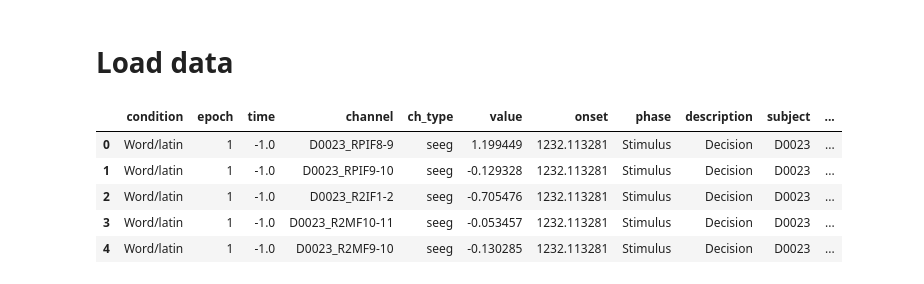
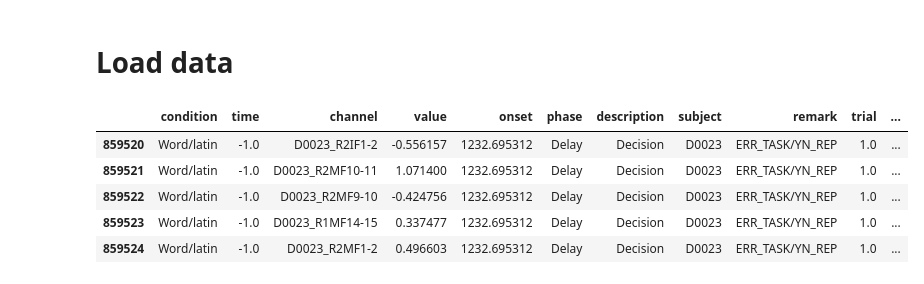
Before and after one commit to shinanlin/insula, a Jupyter notebook: notebooks/RT.ipynb, the cells around one changed output. Saved outputs shown, nothing was run; the diff lists cells and outputs as text; code cells hidden in the pictures.

```diff
--- a/notebooks/RT.ipynb
+++ b/notebooks/RT.ipynb
@@ -188,21 +262,22 @@ bids_root = '/cwork/ns458/BIDS-1.0_LexicalDecRepDelay/BIDS/'
 # %%
-# load label array
 mne.set_log_level('WARNING')
 phases = ['Stimulus','Delay', 'Go', 'Response']
 conditions = ['Decision','Repeat']
 
-epos = []
-
 subset = HGAs[
     (HGAs.roi.isin(['PIC','AIC','STG','SMC','dACC',
-                    'ITG','SMG','MTG','IFG','SFG',
-                    'MFG','STS','AG','SPL','IPL',
-                    'HG']))
+                    # 'ITG','SMG','MTG','IFG','SFG',
+                    # 'MFG','STS','AG','SPL','IPL','HG
+                ]))
     &(HGAs.task=='LexicalDelay')
 ]
 
+# Container for all subjects' trial-level tables
+epos = []
 
 for sub in tqdm(subset.subject.unique()):
+
+    this_sub = []
 
     for phase in phases:
 
@@ -211,40 +286,58 @@ for sub in tqdm(subset.subject.unique()):
         pt = BIDSPath(
             root=os.path.join(bids_root, 'derivatives', 'epoch(bipolar)'),
             subject=sub,
             datatype='epoch(band)(zscore)',
             processing=phase,
             suffix='highgamma',
             extension='.h5',
             check=False
         )
 
         for condition in conditions:
             epo_path = pt.update(description=condition).match()[0]
             dc_epo = mne.read_epochs(epo_path, verbose='error')
             onset = dc_epo.events[:, 0] / 2048
             dc_epo.metadata = pd.DataFrame({'onset': onset}, index=dc_epo.selection)
             dc_epo.pick(picks)
             df = dc_epo.to_data_frame(long_format=True, scalings={'seeg': 1}, verbose=False)
             meta = dc_epo.metadata.reset_index(names='epoch')  # epoch == selection
             df = df.merge(meta, on='epoch', how='left')
 
+            # drop ch_type column
+            df = df.drop(columns=['ch_type'])
             df['phase'] = phase
             df['description'] = condition
             df['subject'] = sub
             df['remark'] = df['condition'].str.split('/').str[4:].str.join('/')
             df['condition'] = df['condition'].str.split('/').str[2:4].str.join('/')
 
-            epos.append(df)
+            this_sub.append(df)
 
-    break
+    # Concatenate all phases for this subject and extract RT
+    this_sub = pd.concat(this_sub, ignore_index=True)
+    trial_meta = extract_reaction_time(this_sub)
+
+    this_sub = this_sub.merge(
+        trial_meta[['subject', 'description', 'epoch', 'trial', 'rt']],
+        on=['subject', 'description', 'epoch'],
+        how='left'
+    )
+
+    epos.append(this_sub)
+
+# Concatenate across subjects (optional)
 epos = pd.concat(epos, ignore_index=True)
-# only keep the correct trials
-# epos = epos[epos.remark=='CORRECT']
+# drop epoch column
+epos = epos.drop(columns=['epoch'])
+
+# drop the Stimulus/Response Phase since it's not usable in the RT analysis
+epos = epos[~epos.phase.isin(['Stimulus','Response'])]
+
 epos.head()
 # %% [output]
-|  | condition | epoch | time | channel | ch_type | value | onset | phase | description | subject | ... |
-| 0 | Word/latin | 1 | -1.0 | D0023_RPIF8-9 | seeg | 1.199449 | 1232.113281 | Stimulus | Decision | D0023 | ... |
-| 1 | Word/latin | 1 | -1.0 | D0023_RPIF9-10 | seeg | -0.129328 | 1232.113281 | Stimulus | Decision | D0023 | ... |
-| 2 | Word/latin | 1 | -1.0 | D0023_R2IF1-2 | seeg | -0.705476 | 1232.113281 | Stimulus | Decision | D0023 | ... |
-| 3 | Word/latin | 1 | -1.0 | D0023_R2MF10-11 | seeg | -0.053457 | 1232.113281 | Stimulus | Decision | D0023 | ... |
-| 4 | Word/latin | 1 | -1.0 | D0023_R2MF9-10 | seeg | -0.130285 | 1232.113281 | Stimulus | Decision | D0023 | ... |
+|  | condition | time | channel | value | onset | phase | description | subject | remark | trial | ... |
+| 859520 | Word/latin | -1.0 | D0023_R2IF1-2 | -0.556157 | 1232.695312 | Delay | Decision | D0023 | ERR_TASK/YN_REP | 1.0 | ... |
+| 859521 | Word/latin | -1.0 | D0023_R2MF10-11 | 1.071400 | 1232.695312 | Delay | Decision | D0023 | ERR_TASK/YN_REP | 1.0 | ... |
+| 859522 | Word/latin | -1.0 | D0023_R2MF9-10 | -0.424756 | 1232.695312 | Delay | Decision | D0023 | ERR_TASK/YN_REP | 1.0 | ... |
+| 859523 | Word/latin | -1.0 | D0023_R1MF14-15 | 0.337477 | 1232.695312 | Delay | Decision | D0023 | ERR_TASK/YN_REP | 1.0 | ... |
+| 859524 | Word/latin | -1.0 | D0023_R2MF1-2 | 0.496603 | 1232.695312 | Delay | Decision | D0023 | ERR_TASK/YN_REP | 1.0 | ... |
```
Also changed, not shown: parts of 10 cells of this notebook.
